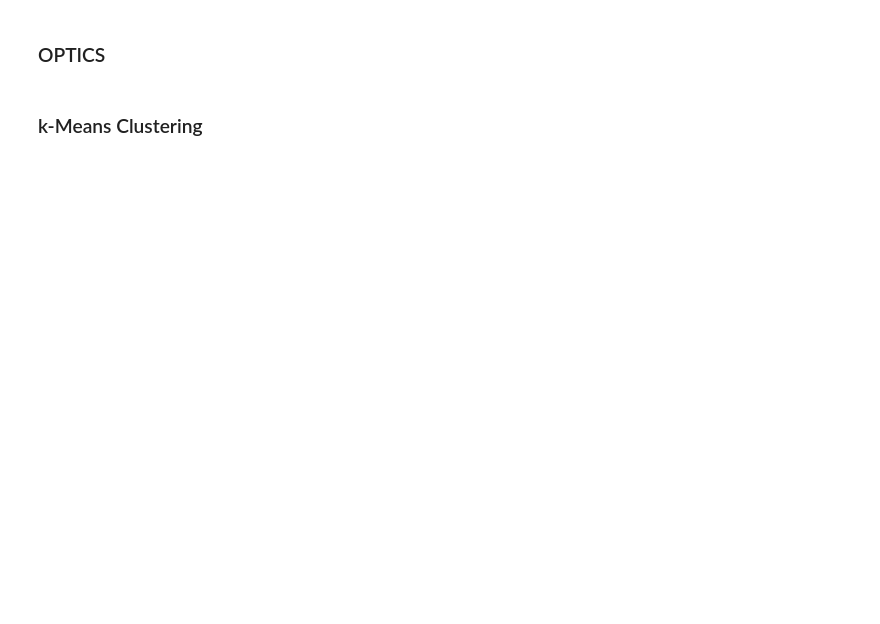
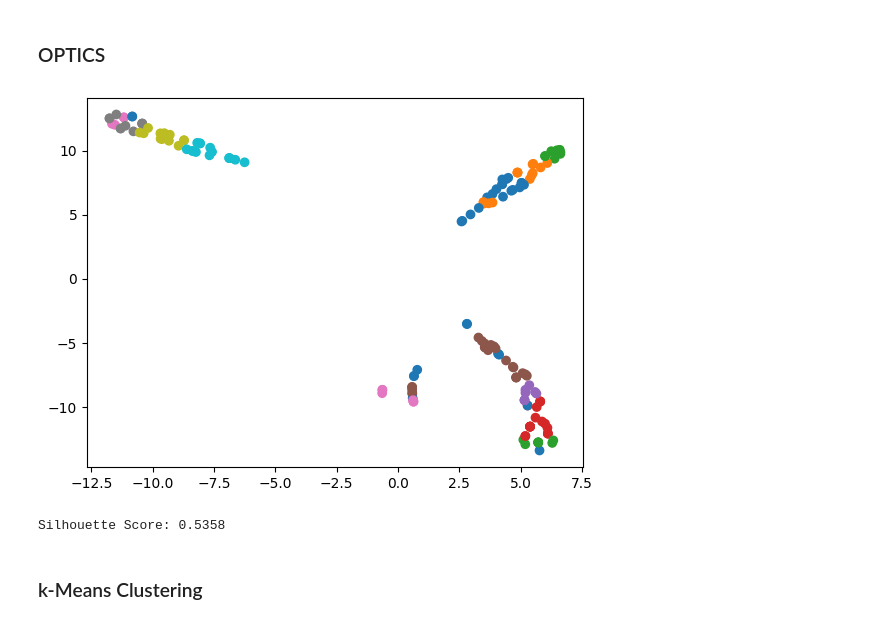
Before and after one commit to presetprogrammer/SeabornProject419, a Jupyter notebook: DataMiningProject.ipynb, the cells around one changed output. Saved outputs shown, nothing was run; the diff lists cells and outputs as text; code cells hidden in the pictures; blank space fills up the shorter version.

```diff
--- a/DataMiningProject.ipynb
+++ b/DataMiningProject.ipynb
@@ -272,9 +276,17 @@ plt.show()
 # %%
 from sklearn.cluster import OPTICS
 
 optics = OPTICS(min_samples=3)
 optics.fit(X_train)
 optics_labels = optics.fit_predict(X_train)
+plt.scatter(tsne[:, 0], tsne[:, 1], c=optics_labels, cmap="tab10")
+plt.show()
+
+optics_score = silhouette_score(X_train, optics_labels)
+print(f"\nSilhouette Score: {optics_score:.4f}")
+# %% [output]
+[figure, added]
+Silhouette Score: 0.5358
 # %% [markdown]
 ### k-Means Clustering
 # %%
```
Also changed, not shown: parts of 11 cells of this notebook.
